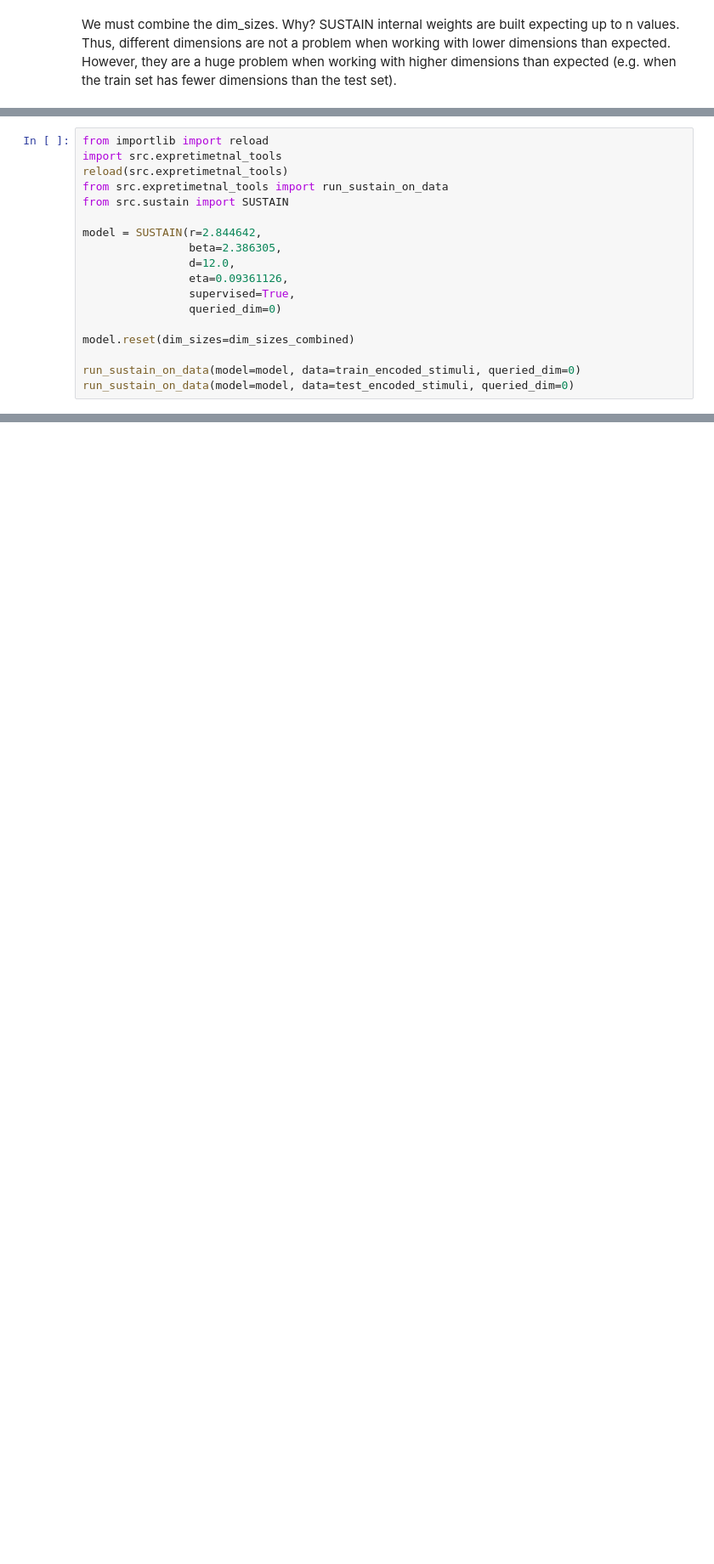
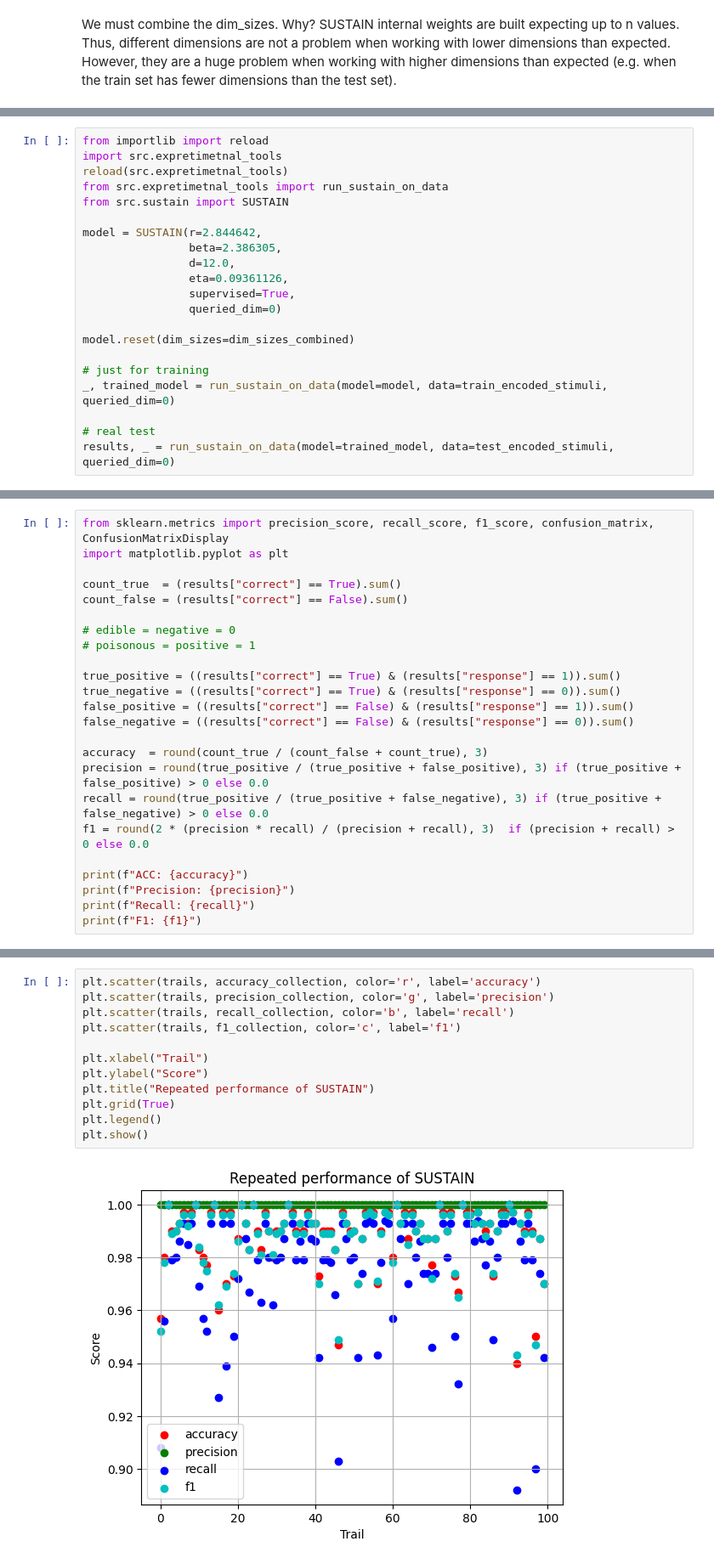
Before and after one commit to Hackbraham/SUSTAIN-replication, a Jupyter notebook: notebooks/sustain_mushrooms.ipynb, the cells around one changed output, grey strips where cells are left out. Shown at 85% size. Saved outputs shown, nothing was run; the diff lists cells and outputs as text; blank space fills up the shorter version.

```diff
--- a/notebooks/sustain_mushrooms.ipynb
+++ b/notebooks/sustain_mushrooms.ipynb
@@ -95,5 +94,8 @@ model = SUSTAIN(r=2.844642,
 
 model.reset(dim_sizes=dim_sizes_combined)
 
-run_sustain_on_data(model=model, data=train_encoded_stimuli, queried_dim=0)
-run_sustain_on_data(model=model, data=test_encoded_stimuli, queried_dim=0)
+# just for training
+_, trained_model = run_sustain_on_data(model=model, data=train_encoded_stimuli, queried_dim=0)
+
+# real test
+results, _ = run_sustain_on_data(model=trained_model, data=test_encoded_stimuli, queried_dim=0)
@@ -123,0 +114,24 @@ count_false
+# %%
+from sklearn.metrics import precision_score, recall_score, f1_score, confusion_matrix, ConfusionMatrixDisplay
+import matplotlib.pyplot as plt
+
+count_true  = (results["correct"] == True).sum()
+count_false = (results["correct"] == False).sum()
+
+# edible = negative = 0
+# poisonous = positive = 1
+
+true_positive = ((results["correct"] == True) & (results["response"] == 1)).sum()
+true_negative = ((results["correct"] == True) & (results["response"] == 0)).sum()
+false_positive = ((results["correct"] == False) & (results["response"] == 1)).sum()
+false_negative = ((results["correct"] == False) & (results["response"] == 0)).sum()
+
+accuracy  = round(count_true / (count_false + count_true), 3)
+precision = round(true_positive / (true_positive + false_positive), 3) if (true_positive + false_positive) > 0 else 0.0
+recall = round(true_positive / (true_positive + false_negative), 3) if (true_positive + false_negative) > 0 else 0.0
+f1 = round(2 * (precision * recall) / (precision + recall), 3)  if (precision + recall) > 0 else 0.0
+
+print(f"ACC: {accuracy}")
+print(f"Precision: {precision}")
+print(f"Recall: {recall}")
+print(f"F1: {f1}")
@@ -123,0 +203,14 @@ count_false
+# %%
+plt.scatter(trails, accuracy_collection, color='r', label='accuracy')
+plt.scatter(trails, precision_collection, color='g', label='precision')
+plt.scatter(trails, recall_collection, color='b', label='recall')
+plt.scatter(trails, f1_collection, color='c', label='f1')
+
+plt.xlabel("Trail")
+plt.ylabel("Score")
+plt.title("Repeated performance of SUSTAIN")
+plt.grid(True)
+plt.legend()
+plt.show()
+# %% [output]
+[figure, added]
```
Also changed, not shown: parts of 15 cells of this notebook, 2 other files.
